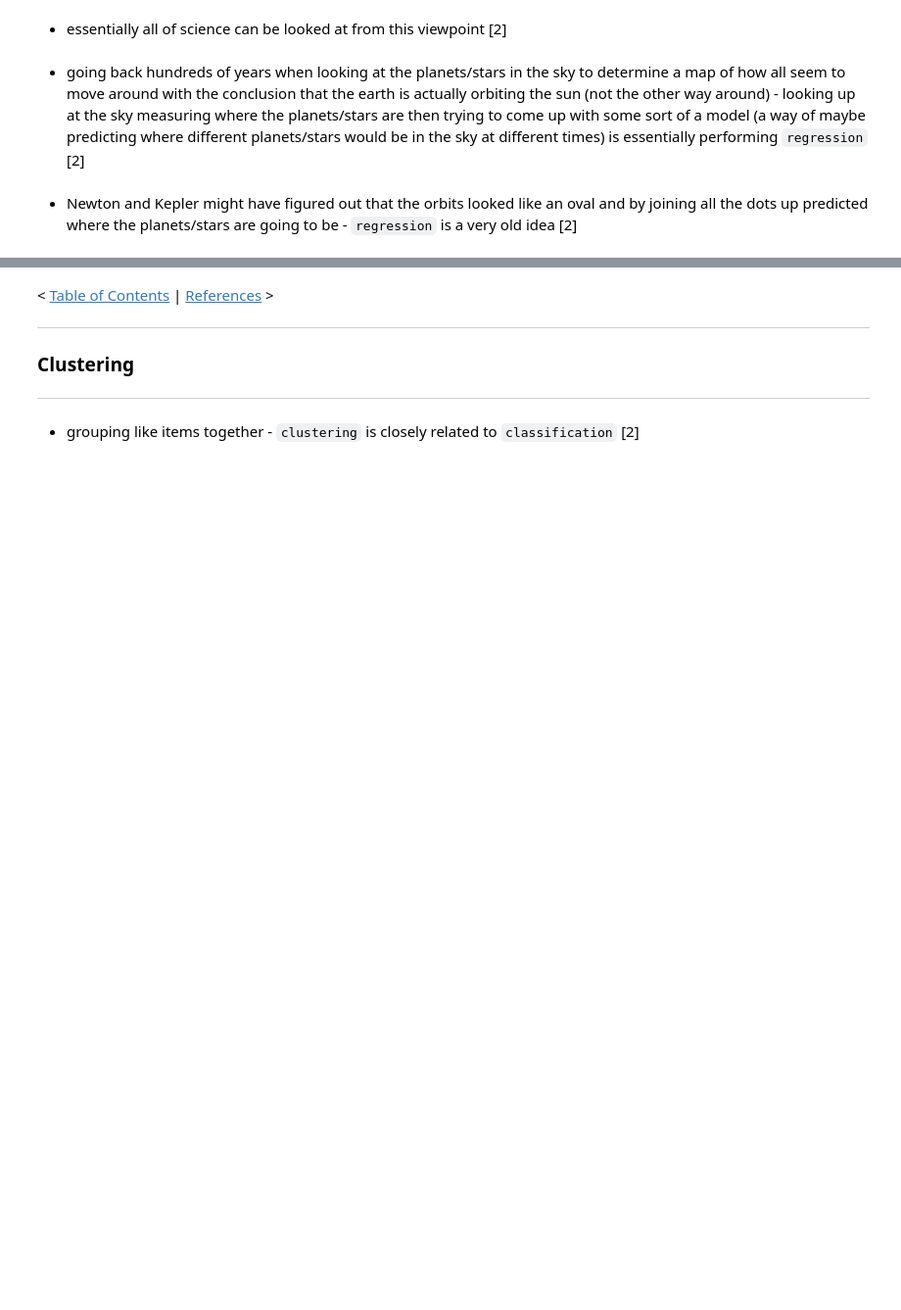
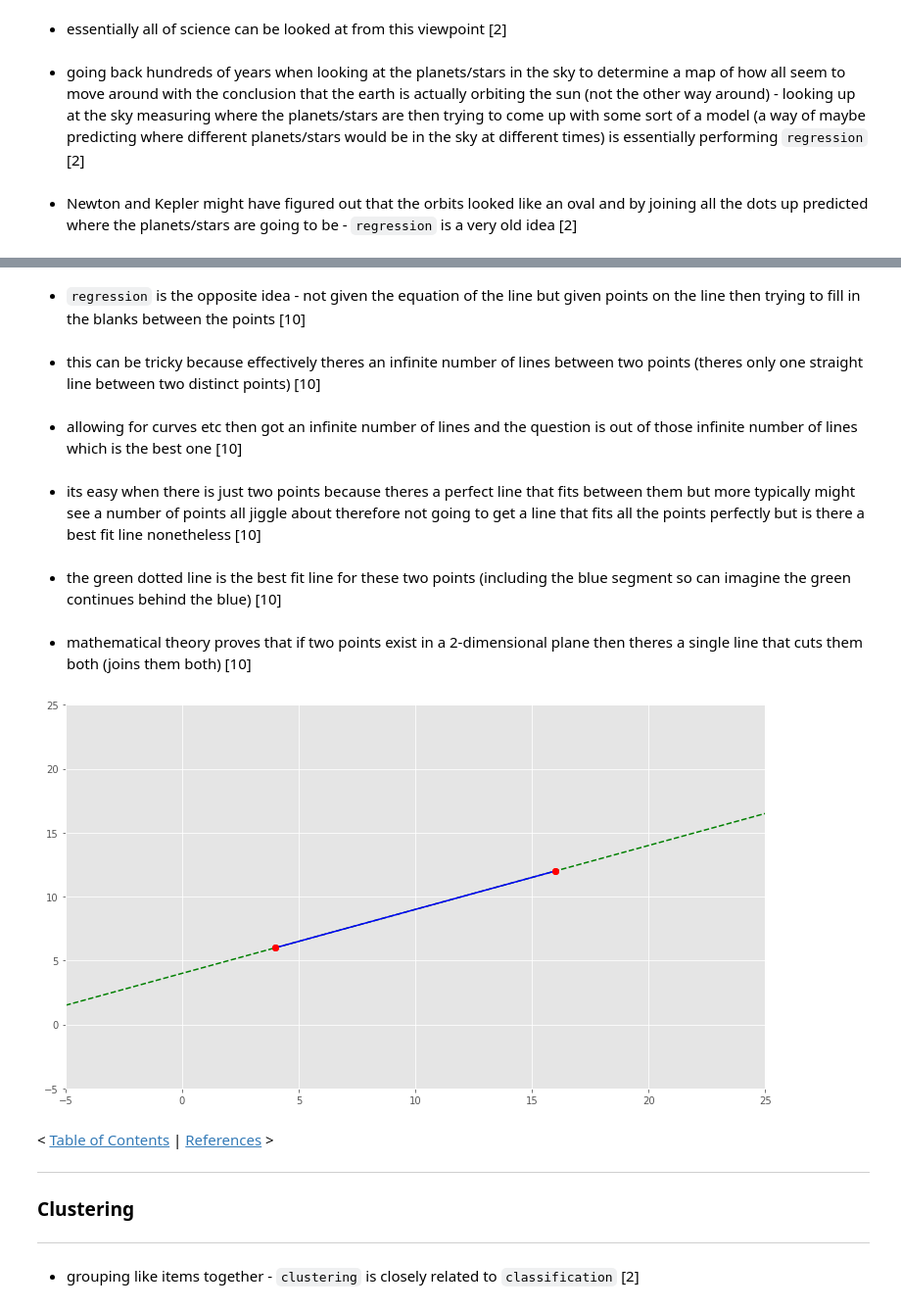
Before and after one commit to SeanOhAileasa/mls-scikit-learn-scipy-stats, a Jupyter notebook: scikit-learn.ipynb, the cells around one changed output, grey strips where cells are left out. Shown: that part at 98% size. Saved outputs shown, nothing was run; the diff lists cells and outputs as text; code cells hidden in the pictures; blank space fills up the shorter version.

```diff
--- a/scikit-learn.ipynb
+++ b/scikit-learn.ipynb
@@ -945,0 +988,8 @@ exit()
+# %% [markdown]
+- ``regression`` is the opposite idea - not given the equation of the line but given points on the line then trying to fill in the blanks between the points [10]
+# %% [markdown]
+- this can be tricky because effectively theres an infinite number of lines between two points (theres only one straight line between two distinct points) [10]
+# %% [markdown]
+- allowing for curves etc then got an infinite number of lines and the question is out of those infinite number of lines which is the best one [10]
+# %% [markdown]
+- its easy when there is just two points because theres a perfect line that fits between them but more typically might see a number of points all jiggle about therefore not going to get a line that fits all the points perfectly but is there a best fit line nonetheless [10]
@@ -945,0 +1007,8 @@ exit()
+# %% [markdown]
+- the green dotted line is the best fit line for these two points (including the blue segment so can imagine the green continues behind the blue) [10]
+# %% [markdown]
+- mathematical theory proves that if two points exist in a 2-dimensional plane then theres a single line that cuts them both (joins them both) [10]
+# %%
+fig
+# %% [output]
+[figure, added]
```
Also changed, not shown: parts of 25 cells of this notebook.
